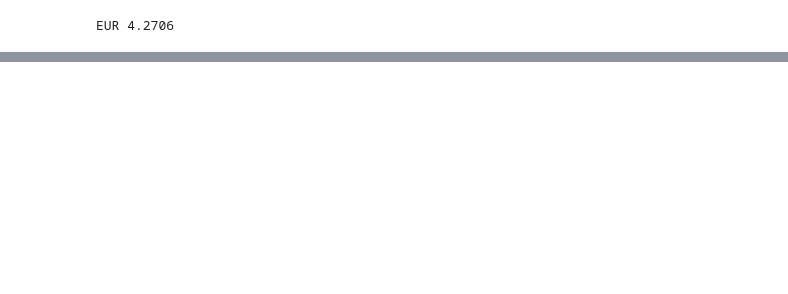
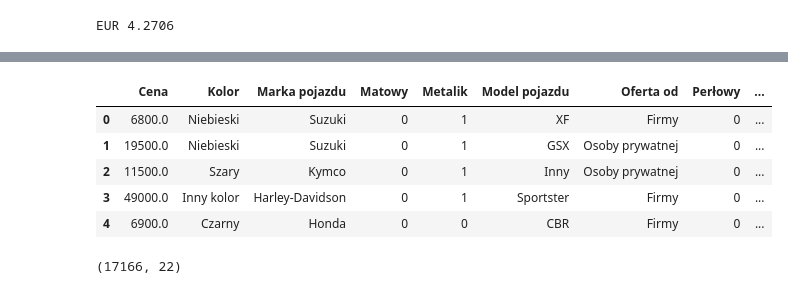
Before and after one commit to kordirko/motory, a Jupyter notebook: projekt_zaliczeniowy.ipynb, the cells around one changed output, grey strips where cells are left out. Saved outputs shown, nothing was run; the diff lists cells and outputs as text; code cells hidden in the pictures; blank space fills up the shorter version.

```diff
--- a/projekt_zaliczeniowy.ipynb
+++ b/projekt_zaliczeniowy.ipynb
@@ -165,6 +232,0 @@ dane[dane['Waluta']!='PLN']
-# %%
-dane.Moc = dane.Moc.astype('str')
-dane['Moc1'] = dane.Moc.map(lambda x:x.replace(' ','').replace('KM',''))
-dane.Moc1.astype('float')
-
-# dane[['Moc','Moc1']]
@@ -208,0 +236,4 @@ dtype: int64
+# %%
+kolumny=['Matowy','Metalik','Perłowy','Pierwszy właściciel','Serwisowany w ASO','Tuning']
+for kolumna in kolumny:
+    print(kolumna, dane[kolumna].unique())
@@ -208,0 +247,5 @@ dtype: int64
+# %%
+for kolumna in kolumny:
+    dane[kolumna].fillna(0,inplace=True)
+    dane.loc[dane[kolumna]!=0, kolumna]=1
+    print(kolumna, dane[kolumna].unique(), dane[kolumna].dtype)
@@ -208,0 +270,6 @@ dtype: int64
+# %%
+dane['Pojemność skokowa'] = dane['Pojemność skokowa'].str.replace('cm3','')
+dane['Pojemność skokowa'] = dane['Pojemność skokowa'].str.replace(' ','')
+dane['Pojemność skokowa'].astype(float)
+
+dane['Pojemność skokowa'].isna().sum()
@@ -208,0 +318,13 @@ dtype: int64
+# %%
+dane.head()
+# %% [output]
+|  | Cena | Kolor | Marka pojazdu | Matowy | Metalik | Model pojazdu | Oferta od | Perłowy | ... |
+| 0 | 6800.0 | Niebieski | Suzuki | 0 | 1 | XF | Firmy | 0 | ... |
+| 1 | 19500.0 | Niebieski | Suzuki | 0 | 1 | GSX | Osoby prywatnej | 0 | ... |
+| 2 | 11500.0 | Szary | Kymco | 0 | 1 | Inny | Osoby prywatnej | 0 | ... |
+| 3 | 49000.0 | Inny kolor | Harley-Davidson | 0 | 1 | Sportster | Firmy | 0 | ... |
+| 4 | 6900.0 | Czarny | Honda | 0 | 0 | CBR | Firmy | 0 | ... |
+# %%
+dane.shape
+# %% [output]
+(17166, 22)
```
Also changed, not shown: parts of 33 cells of this notebook.
